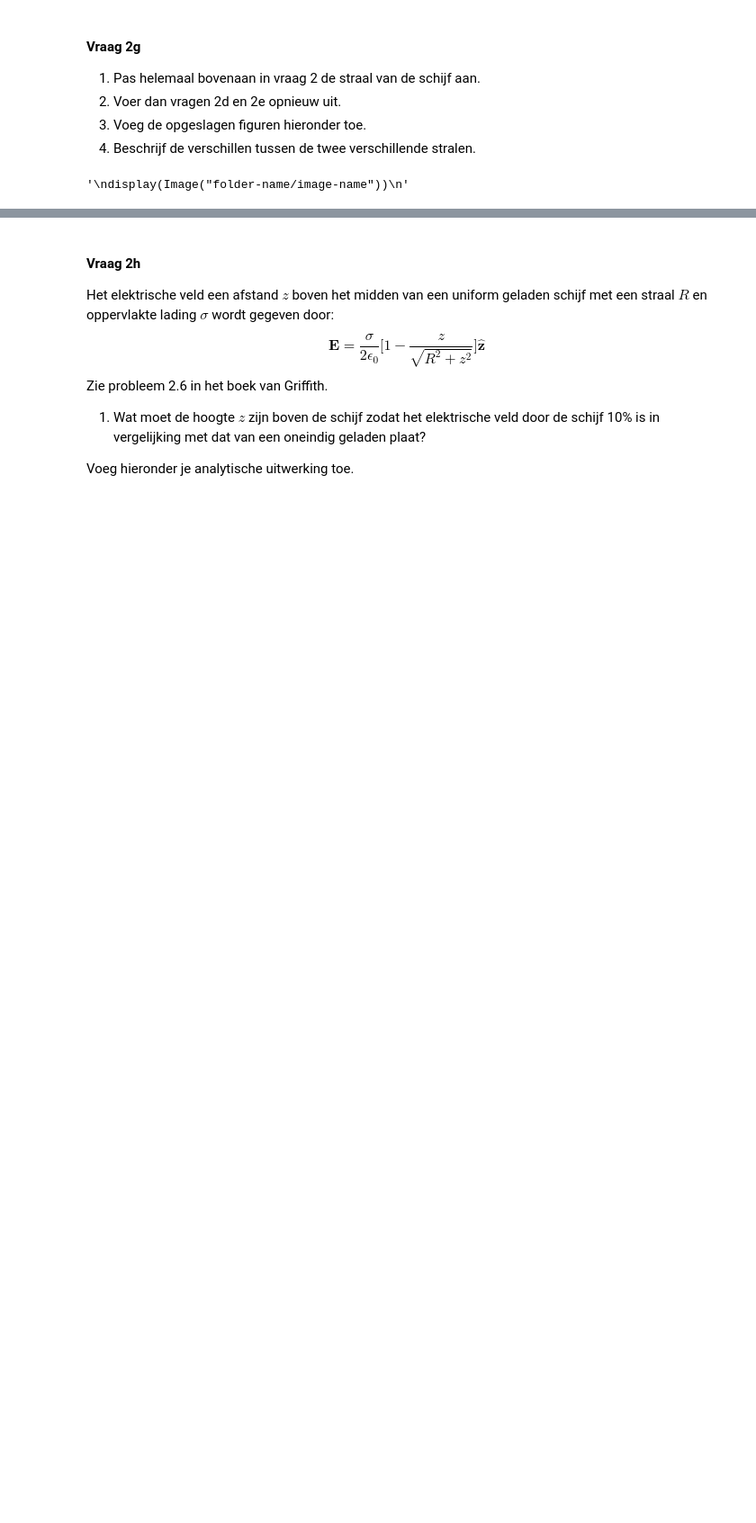
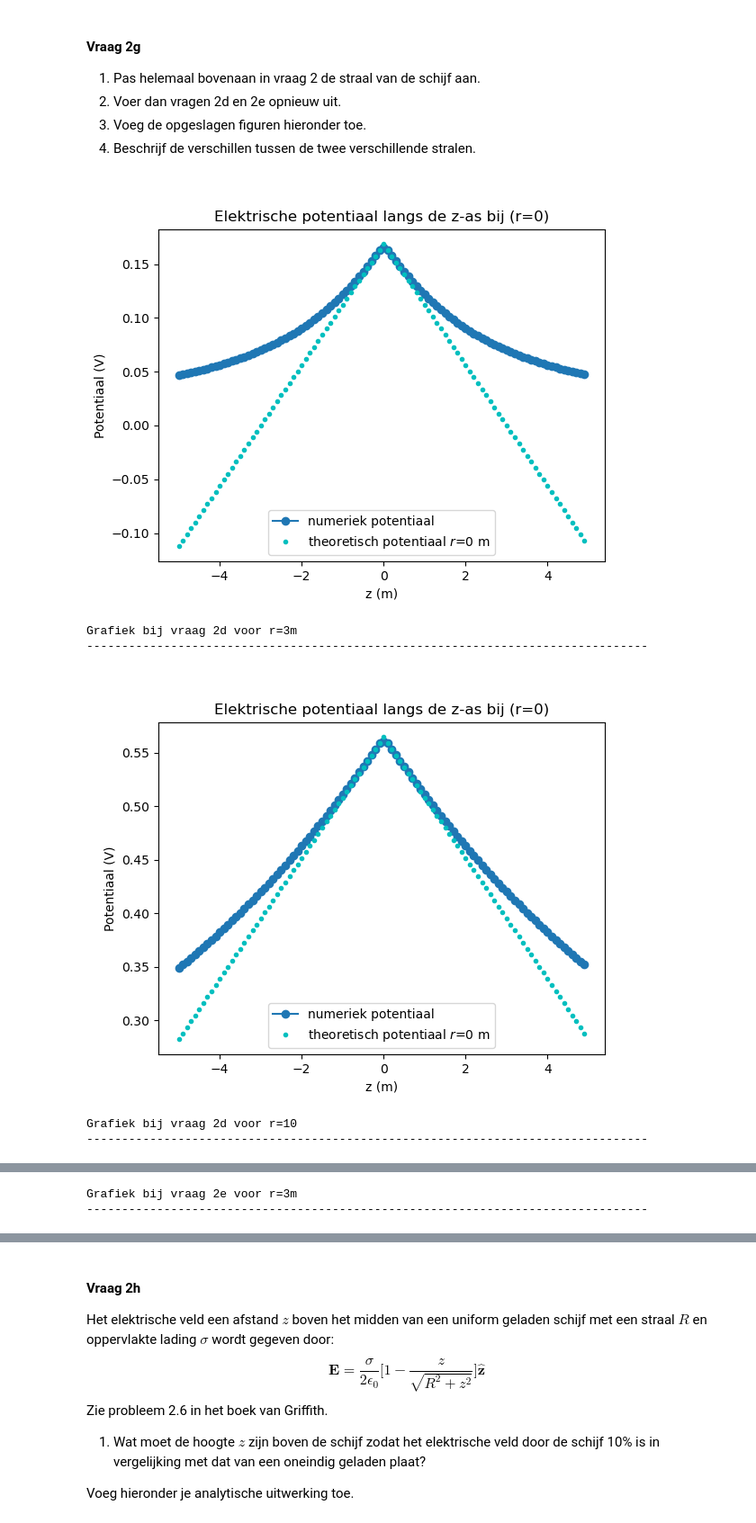
Before and after one commit to carstenschroevers-eng/opdrachten-DEF-D, a Jupyter notebook: DigitaleOntwerpopdrachten/1CondensatorOpdracht/CondensatorOntwerpopdracht.ipynb, the cells around one changed output, grey strips where cells are left out. Shown at 90% size. Saved outputs shown, nothing was run; the diff lists cells and outputs as text; code cells hidden in the pictures; blank space fills up the shorter version.

```diff
--- a/DigitaleOntwerpopdrachten/1CondensatorOpdracht/CondensatorOntwerpopdracht.ipynb
+++ b/DigitaleOntwerpopdrachten/1CondensatorOpdracht/CondensatorOntwerpopdracht.ipynb
@@ -298,12 +322,21 @@ Text(0, 0.5, 'Elektrisch veld (V/m)')
 3. Voeg de opgeslagen figuren hieronder toe.
 4. Beschrijf de verschillen tussen de twee verschillende stralen.
 # %%
-
-
-#(carsten) ik heb deze gecomment want hij zorgde voor bugs waardoor ik niet verder kon.
-
-'''
-display(Image("folder-name/image-name"))
-'''
+display(Image("figures/grafiek2d_3m.png"))
+print("Grafiek bij vraag 2d voor r=3m")
+print("-" * 80)
+display(Image("figures/grafiek2d_10m.png"))
+print("Grafiek bij vraag 2d voor r=10m")
+print("-" * 80)
+display(Image("figures/grafiek2e_3m.png"))
+print("Grafiek bij vraag 2e voor r=3m")
+print("-" * 80)
+display(Image("figures/grafiek2e_10m.png"))
+print("Grafiek bij vraag 2e voor r=10m")
 # %% [output]
+[figure, added]
-'\ndisplay(Image("folder-name/image-name"))\n'
+Grafiek bij vraag 2d voor r=3m
+--------------------------------------------------------------------------------
+[figure, added]
+Grafiek bij vraag 2d voor r=10
+--------------------------------------------------------------------------------
@@ -309,0 +344,2 @@ display(Image("folder-name/image-name"))
+Grafiek bij vraag 2e voor r=3m
+--------------------------------------------------------------------------------
```
Also changed, not shown: parts of 12 cells of this notebook, 4 other files.
